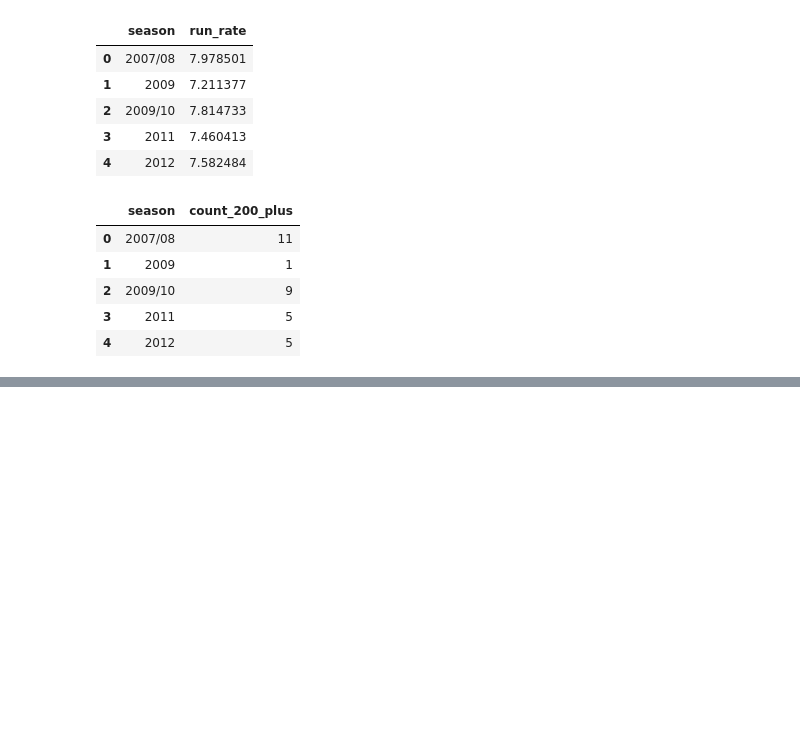
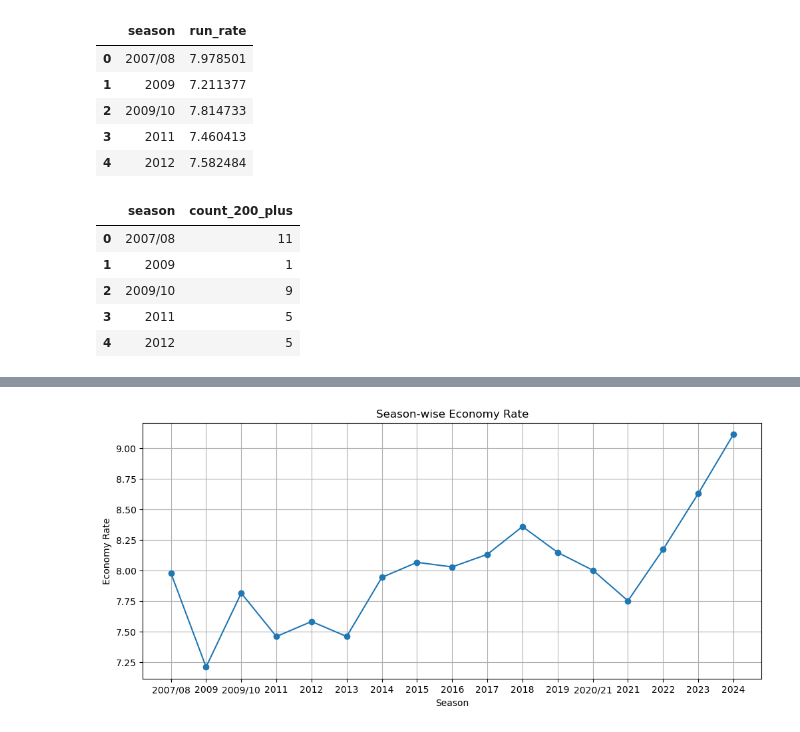
Before and after one commit to jayanthnitc/IPL-Batter-Friendliness-Analysis, a Jupyter notebook: notebooks/IPL_EDA.ipynb, the cells around one changed output, grey strips where cells are left out. Drawn from its saved outputs; the diff is of its cells as text; code cells hidden in the pictures; blank space fills up the shorter version.

```diff
--- a/notebooks/IPL_EDA.ipynb
+++ b/notebooks/IPL_EDA.ipynb
@@ -430,3 +430,15 @@ scores_200.head()
 | 2 | 2009/10 | 9 |
 | 3 | 2011 | 5 |
 | 4 | 2012 | 5 |
+# %%
+economy_by_season = (
+    ipl.groupby('season')['total_runs']
+    .sum()
+    /
+    (ipl.groupby('season').size() / 6)
+).reset_index()
+# %%
+economy_by_season.columns = [
+    'season',
+    'economy_rate'
+]
@@ -432,0 +454,17 @@ scores_200.head()
+# %%
+plt.figure(figsize=(12,5))
+
+plt.plot(
+    economy_by_season['season'],
+    economy_by_season['economy_rate'],
+    marker='o'
+)
+
+plt.title('Season-wise Economy Rate')
+plt.xlabel('Season')
+plt.ylabel('Economy Rate')
+plt.grid(True)
+
+plt.show()
+# %% [output]
+[figure, added]
```
Also changed, not shown: parts of 42 cells of this notebook.
